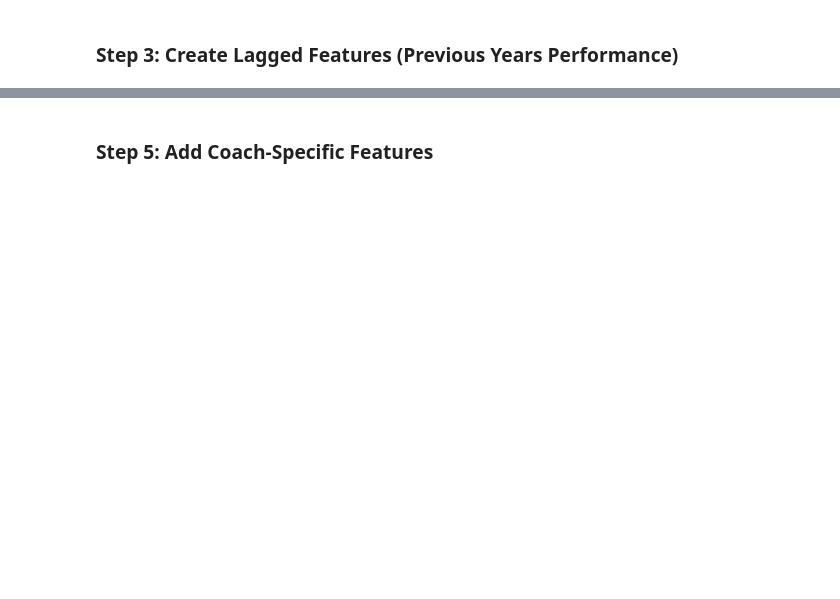
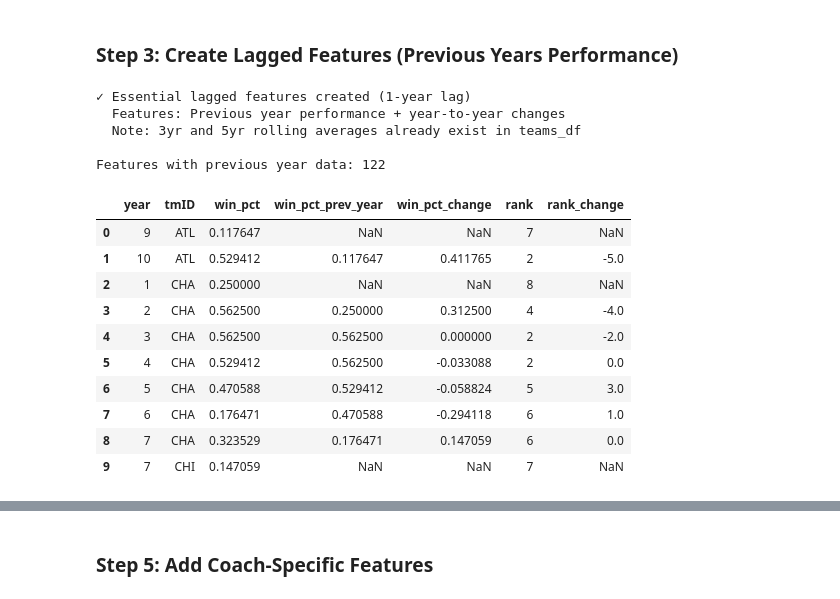
Before and after one commit to diogovenade/ac-wnba, a Jupyter notebook: src/second_prediction.ipynb, the cells around one changed output, grey strips where cells are left out. Drawn from its saved outputs; the diff is of its cells as text; code cells hidden in the pictures; blank space fills up the shorter version.

```diff
--- a/src/second_prediction.ipynb
+++ b/src/second_prediction.ipynb
@@ -326,33 +477,40 @@ display(coach_pred_features[['year', 'tmID', 'name', 'win_pct', 'made_playoffs',
 # %%
 # Sort by team and year to ensure proper lagging
 coach_pred_features = coach_pred_features.sort_values(['tmID', 'year']).reset_index(drop=True)
 
-# Previous year's performance (lag 1)
-lag_features = ['win_pct', 'made_playoffs', 'rank', 'won', 'lost']
+# Create only essential lagged features (previous year performance)
+# These are more interpretable than rolling averages and capture year-to-year changes
+lag_features = ['win_pct', 'made_playoffs', 'rank', 'won', 'ppg', 'papg', 'pdiffpg']
 
 for feature in lag_features:
     coach_pred_features[f'{feature}_prev_year'] = coach_pred_features.groupby('tmID')[feature].shift(1)
 
-# Two years ago performance (lag 2)
-for feature in ['win_pct', 'made_playoffs', 'rank']:
-    coach_pred_features[f'{feature}_2yr_ago'] = coach_pred_features.groupby('tmID')[feature].shift(2)
-
-# Performance trends
+# Performance change indicators (most important for coaching decisions)
 coach_pred_features['win_pct_change'] = coach_pred_features['win_pct'] - coach_pred_features['win_pct_prev_year']
 coach_pred_features['rank_change'] = coach_pred_features['rank'] - coach_pred_features['rank_prev_year']  # Negative = improvement
 coach_pred_features['wins_change'] = coach_pred_features['won'] - coach_pred_features['won_prev_year']
+coach_pred_features['point_diff_change'] = coach_pred_features['pdiffpg'] - coach_pred_features['pdiffpg_prev_year']
 
-# Multi-year trend (3-year moving average win%)
-coach_pred_features['win_pct_3yr_avg'] = coach_pred_features.groupby('tmID')['win_pct'].transform(
-    lambda x: x.rolling(window=3, min_periods=1).mean()
-)
-
-# Variance in performance (instability indicator)
-coach_pred_features['win_pct_3yr_std'] = coach_pred_features.groupby('tmID')['win_pct'].transform(
-    lambda x: x.rolling(window=3, min_periods=2).std()
-)
-
-print("Lagged features created")
-print(f"Features with previous year data: {coach_pred_features['win_pct_prev_year'].notna().sum()}")
+print("✓ Essential lagged features created (1-year lag)")
+print(f"  Features: Previous year performance + year-to-year changes")
+print(f"  Note: 3yr and 5yr rolling averages already exist in teams_df")
+print(f"\nFeatures with previous year data: {coach_pred_features['win_pct_prev_year'].notna().sum()}")
 display(coach_pred_features[['year', 'tmID', 'win_pct', 'win_pct_prev_year', 'win_pct_change', 'rank', 'rank_change']].head(10))
+# %% [output]
+✓ Essential lagged features created (1-year lag)
+  Features: Previous year performance + year-to-year changes
+  Note: 3yr and 5yr rolling averages already exist in teams_df
+
+Features with previous year data: 122
+|  | year | tmID | win_pct | win_pct_prev_year | win_pct_change | rank | rank_change |
+| 0 | 9 | ATL | 0.117647 | NaN | NaN | 7 | NaN |
+| 1 | 10 | ATL | 0.529412 | 0.117647 | 0.411765 | 2 | -5.0 |
+| 2 | 1 | CHA | 0.250000 | NaN | NaN | 8 | NaN |
+| 3 | 2 | CHA | 0.562500 | 0.250000 | 0.312500 | 4 | -4.0 |
+| 4 | 3 | CHA | 0.562500 | 0.562500 | 0.000000 | 2 | -2.0 |
+| 5 | 4 | CHA | 0.529412 | 0.562500 | -0.033088 | 2 | 0.0 |
+| 6 | 5 | CHA | 0.470588 | 0.529412 | -0.058824 | 5 | 3.0 |
+| 7 | 6 | CHA | 0.176471 | 0.470588 | -0.294118 | 6 | 1.0 |
+| 8 | 7 | CHA | 0.323529 | 0.176471 | 0.147059 | 6 | 0.0 |
+| 9 | 7 | CHI | 0.147059 | NaN | NaN | 7 | NaN |
 # %% [markdown]
```
Also changed, not shown: parts of 20 cells of this notebook.
